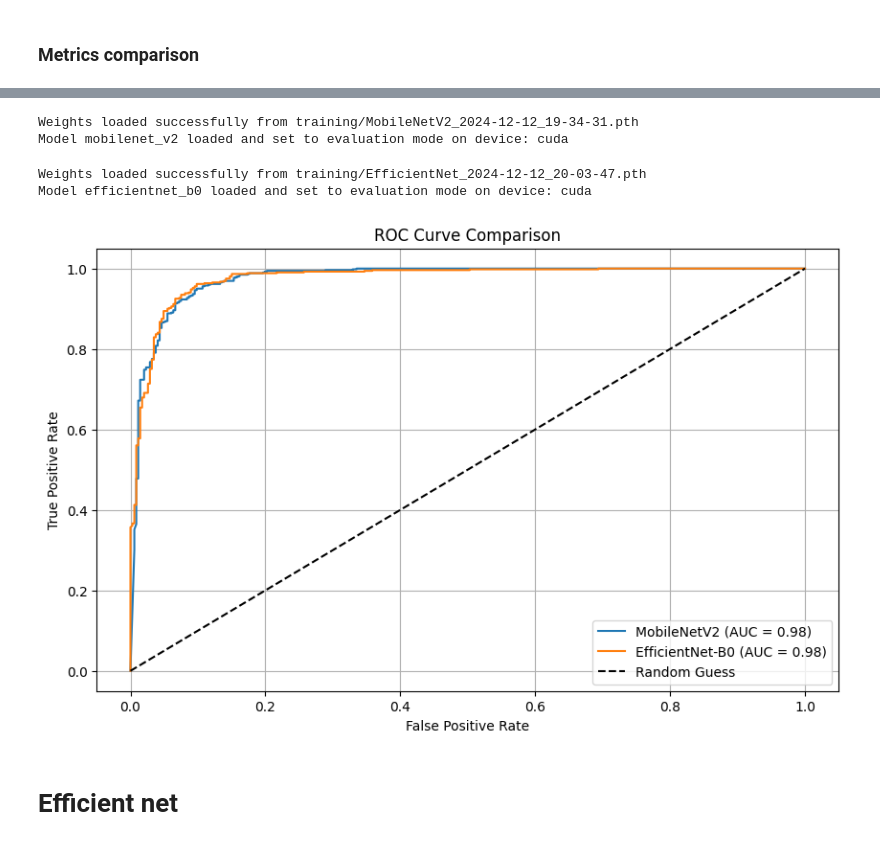
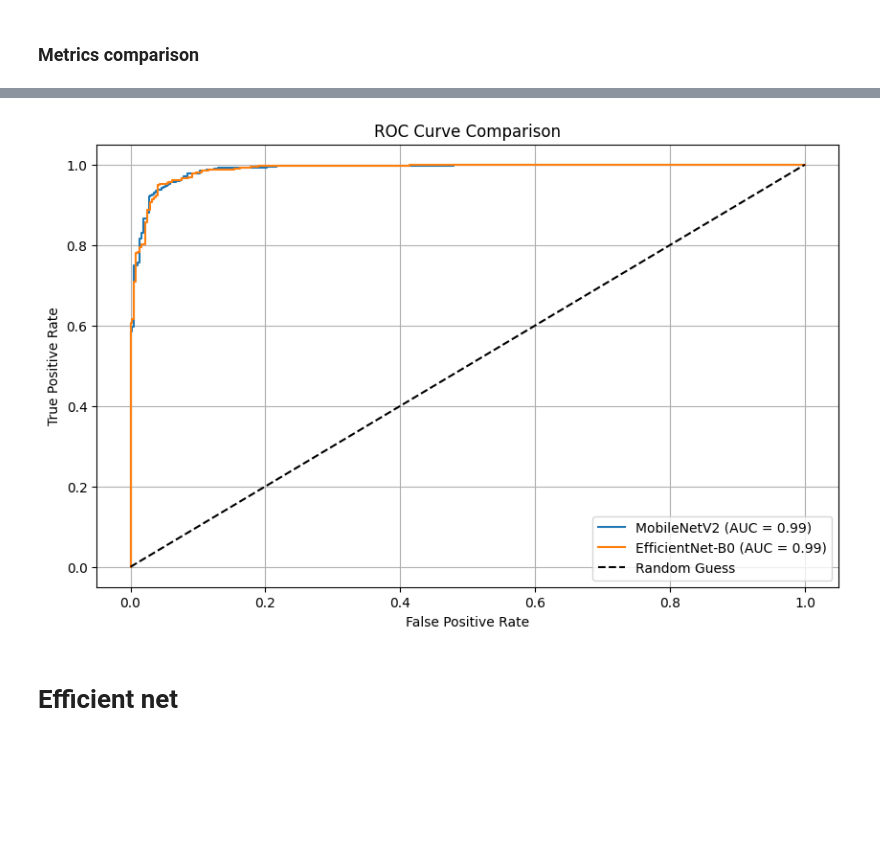
Before and after one commit to WacimN/SF-mask-detection, a Jupyter notebook: wacim/sf_mask_detection.ipynb, the cells around one changed output, grey strips where cells are left out. Drawn from its saved outputs; the diff is of its cells as text; code cells hidden in the pictures; blank space fills up the shorter version.

Commit message:
training with no augmentation

```diff
--- a/wacim/sf_mask_detection.ipynb
+++ b/wacim/sf_mask_detection.ipynb
@@ -680,8 +602,8 @@ efficientnet_optimizer = optim.Adam(efficientnet.parameters(), lr=lr)
 training_time = datetime.datetime.now().strftime("%Y-%m-%d %H:%M:%S")
 training_time_name = training_time.replace(" ", "_").replace(":", "-")
 
-mobilenet_metrics, mobilenet_model_path, mobilenet_training_time = train_model(
-    mobilenet, train_loader, val_loader, test_loader, criterion, mobilenet_optimizer, epochs, training_time_name, device, use_early_stopping= False
+mobilenet_metrics_no_aug, mobilenet_model_path_no_aug, mobilenet_training_time_no_aug = train_model(
+    mobilenet, train_loader, val_loader, test_loader, criterion, mobilenet_optimizer, epochs, training_time_name, device, use_early_stopping= True
 )
 # %% [output]
 size of train_loader : 93, size of val_loader : 24
@@ -707,8 +626,8 @@ Model weights saved to training/MobileNetV2_2024-12-12_19-34-31.pth
 training_time = datetime.datetime.now().strftime("%Y-%m-%d %H:%M:%S")
 training_time_name = training_time.replace(" ", "_").replace(":", "-")
 
-efficientnet_metrics, efficientnet_model_path, efficientnet_training_time = train_model(
-    efficientnet, train_loader, val_loader, test_loader, criterion, efficientnet_optimizer, epochs, training_time_name, device, use_early_stopping= False
+efficientnet_metrics_no_aug, efficientnet_model_path_no_aug, efficientnet_training_time_no_aug = train_model(
+    efficientnet, train_loader, val_loader, test_loader, criterion, efficientnet_optimizer, epochs, training_time_name, device, use_early_stopping= True
 )
 # %% [output]
 size of train_loader : 93, size of val_loader : 24
@@ -730,0 +662,3 @@ Model weights saved to training/EfficientNet_2024-12-12_20-03-47.pth
+# %%
+mobilenet_metrics_no_aug, mobilenet_training_time_no_aug, mobilenet_model_path_no_aug = load_metrics_and_models(mobilenet_metrics_no_aug, mobilenet_training_time_no_aug, mobilenet_model_path_no_aug)
+efficientnet_metrics_no_aug, efficientnet_training_time_no_aug, efficientnet_model_path_no_aug = load_metrics_and_models(efficientnet_metrics_no_aug, efficientnet_training_time_no_aug, efficientnet_model_path_no_aug)
@@ -1089,0 +1022,4 @@ non-compliant       0.91      0.96      0.94       501
+# %%
+# Load your trained models
+mobilenet_model = load_model("mobilenet_v2", num_classes=2, model_save_path=mobilenet_model_path_no_aug, device=device)
+efficientnet_model = load_model("efficientnet_b0", num_classes=2, model_save_path=efficientnet_model_path_no_aug, device=device)
@@ -1090,26 +1039,18 @@ non-compliant       0.91      0.96      0.94       501
 # %%
-# Load your trained models
-mobilenet_model = load_model("mobilenet_v2", num_classes=2, model_save_path=mobilenet_model_path, device=device)
-efficientnet_model = load_model("efficientnet_b0", num_classes=2, model_save_path=efficientnet_model_path, device=device)
-
 # Plot ROC curves
 plt.figure(figsize=(10, 6))
 mobilenet_auc = plot_roc_curve(mobilenet_model, test_loader, num_classes=2, model_name="MobileNetV2", device=device)
 efficientnet_auc = plot_roc_curve(efficientnet_model, test_loader, num_classes=2, model_name="EfficientNet-B0", device=device)
 
 # Add plot details
 plt.plot([0, 1], [0, 1], "k--", label="Random Guess")
 plt.xlabel("False Positive Rate")
 plt.ylabel("True Positive Rate")
 plt.title("ROC Curve Comparison")
 plt.legend(loc="lower right")
 plt.grid()
 plt.show()
 # %% [output]
-Weights loaded successfully from training/MobileNetV2_2024-12-12_19-34-31.pth
-Model mobilenet_v2 loaded and set to evaluation mode on device: cuda
-Weights loaded successfully from training/EfficientNet_2024-12-12_20-03-47.pth
-Model efficientnet_b0 loaded and set to evaluation mode on device: cuda
-[figure, old version]
+[figure, new version]
 # %% [markdown]
 # Efficient net
```
Also changed, not shown: parts of 37 cells of this notebook, 16 other files.
